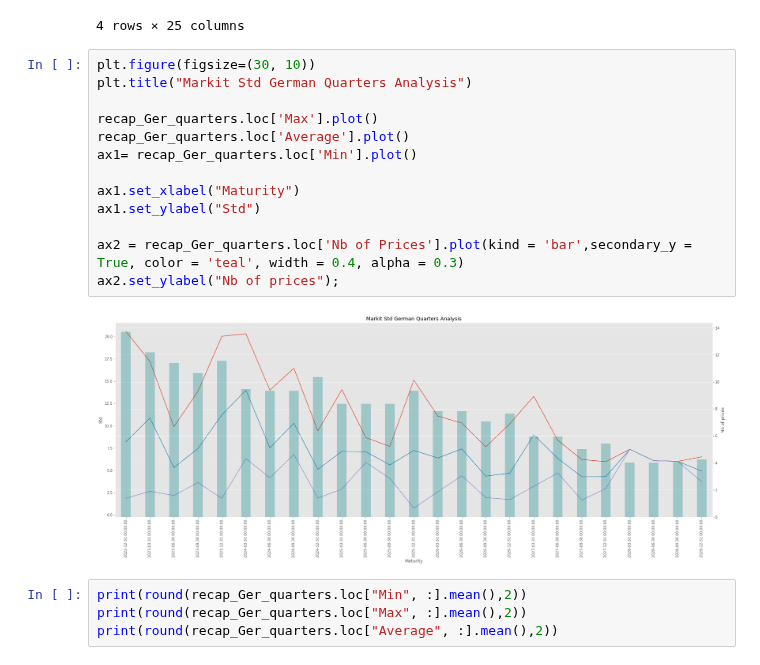
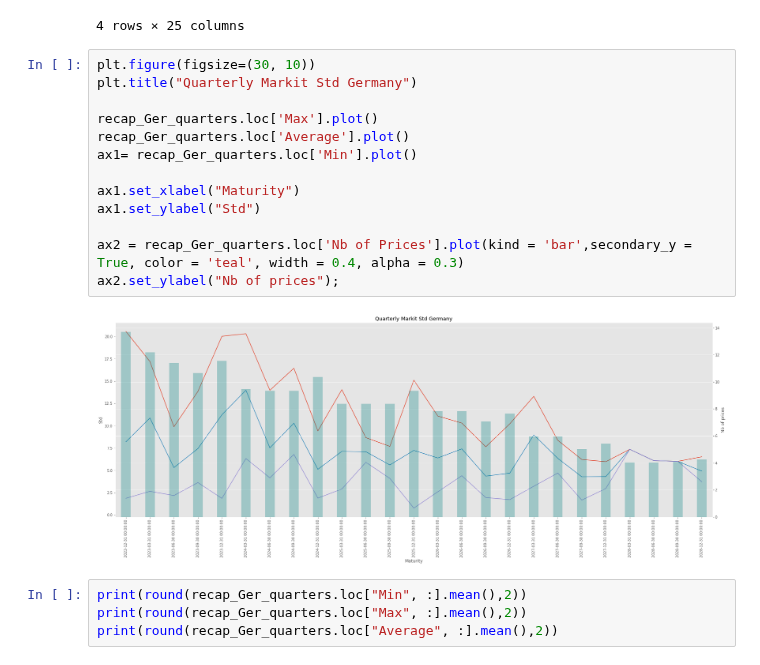
Before and after one commit to romain109/Power-Europe, a Jupyter notebook: Notebooks/Analyse Germany.ipynb, the cells around one changed output. Cells and saved outputs as stored; diff of their text form.

```diff
--- a/Notebooks/Analyse Germany.ipynb
+++ b/Notebooks/Analyse Germany.ipynb
@@ -286,19 +284,19 @@ recap_Ger_quarters
 4 rows × 25 columns
 # %%
 plt.figure(figsize=(30, 10))
-plt.title("Markit Std German Quarters Analysis")
+plt.title("Quarterly Markit Std Germany")
 
 recap_Ger_quarters.loc['Max'].plot()
 recap_Ger_quarters.loc['Average'].plot()
 ax1= recap_Ger_quarters.loc['Min'].plot()
 
 ax1.set_xlabel("Maturity")
 ax1.set_ylabel("Std")
 
 ax2 = recap_Ger_quarters.loc['Nb of Prices'].plot(kind = 'bar',secondary_y = True, color = 'teal', width = 0.4, alpha = 0.3)
 ax2.set_ylabel("Nb of prices");
 # %% [output]
-[figure, old version]
+[figure, new version]
 # %%
 print(round(recap_Ger_quarters.loc["Min", :].mean(),2))
 print(round(recap_Ger_quarters.loc["Max", :].mean(),2))
```
Also changed, not shown: parts of 7 cells of this notebook, 1 other file.
